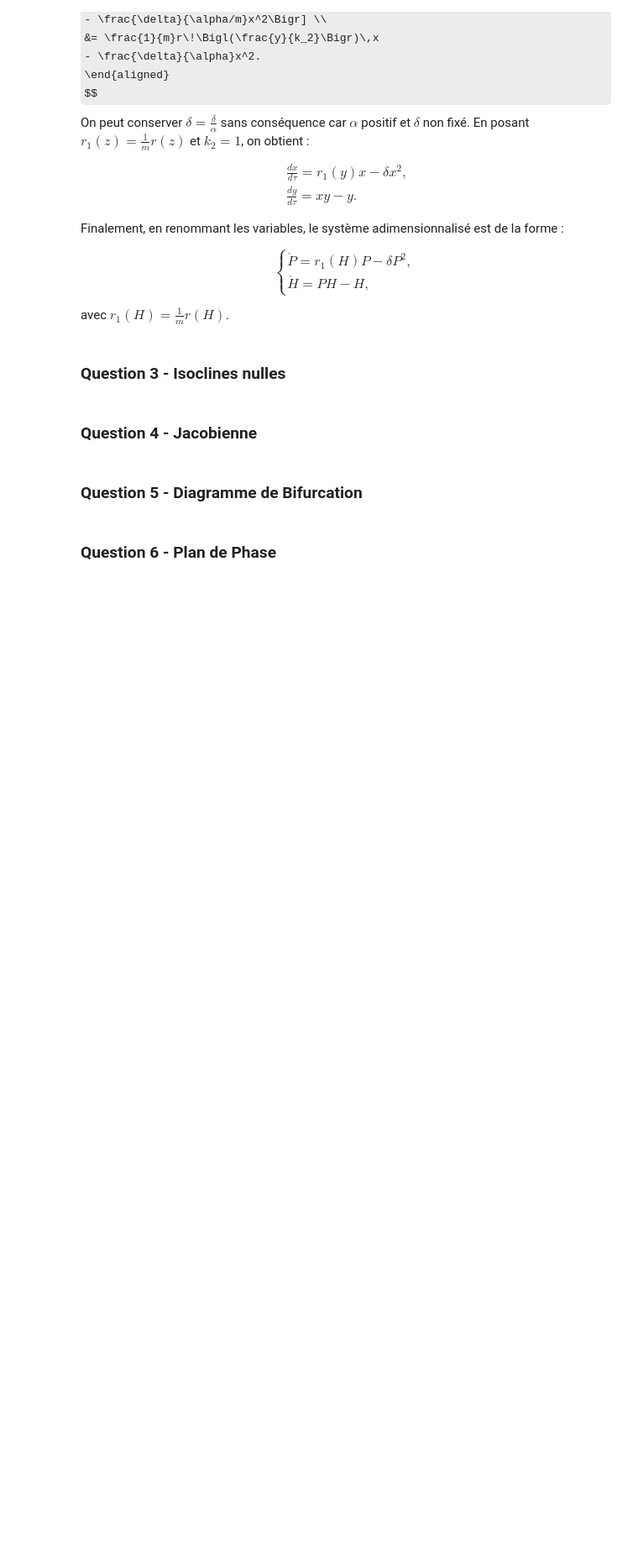
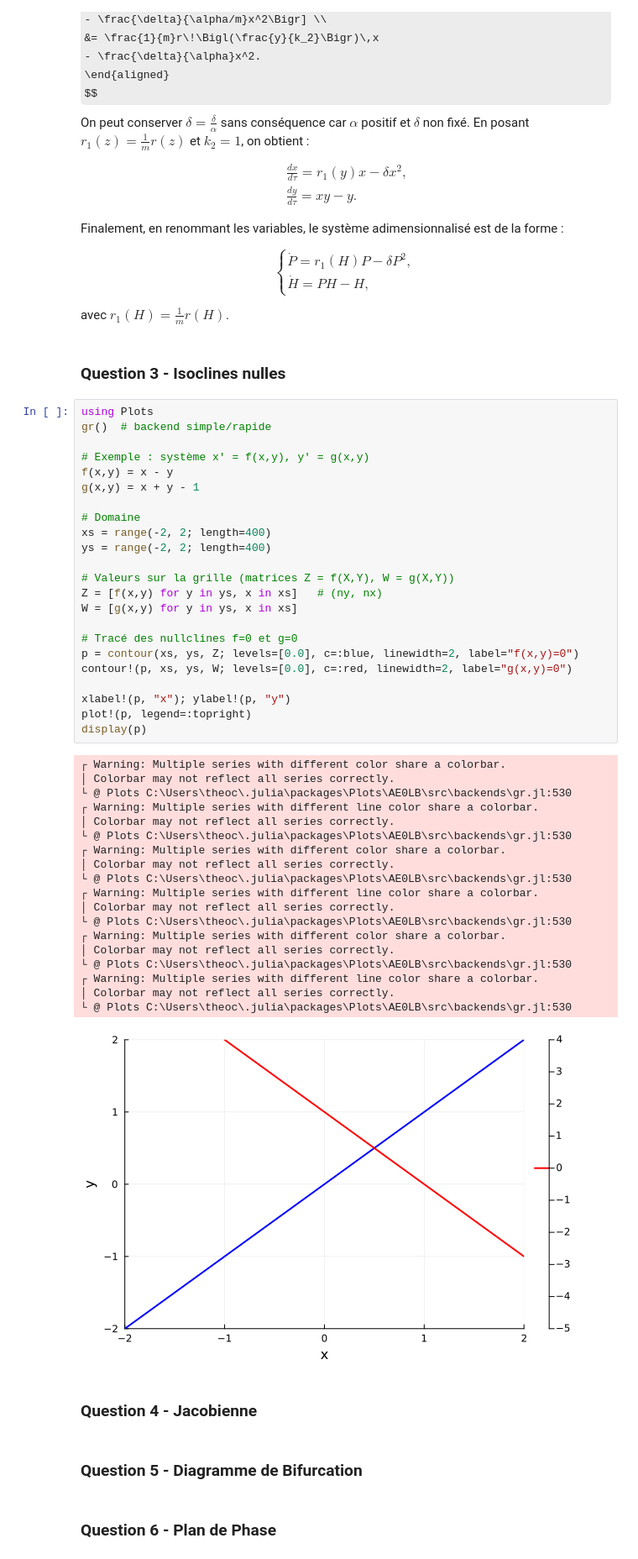
Before and after one commit to theocimino/BIO_PROJET, a Jupyter notebook: code/projet.ipynb, the cells around one changed output. Shown at 84% size. Drawn from its saved outputs; the diff is of its cells as text; some formulas as TeX source; blank space fills up the shorter version.

```diff
--- a/code/projet.ipynb
+++ b/code/projet.ipynb
@@ -161,6 +161,49 @@ $$
 avec $r_1(H) = \frac{1}{m}r(H)$.
 # %% [markdown]
 ### **Question 3 - Isoclines nulles**
+# %%
+using Plots
+gr()  # backend simple/rapide
+
+# Exemple : système x' = f(x,y), y' = g(x,y)
+f(x,y) = x - y
+g(x,y) = x + y - 1
+
+# Domaine
+xs = range(-2, 2; length=400)
+ys = range(-2, 2; length=400)
+
+# Valeurs sur la grille (matrices Z = f(X,Y), W = g(X,Y))
+Z = [f(x,y) for y in ys, x in xs]   # (ny, nx)
+W = [g(x,y) for y in ys, x in xs]
+
+# Tracé des nullclines f=0 et g=0
+p = contour(xs, ys, Z; levels=[0.0], c=:blue, linewidth=2, label="f(x,y)=0")
+contour!(p, xs, ys, W; levels=[0.0], c=:red, linewidth=2, label="g(x,y)=0")
+
+xlabel!(p, "x"); ylabel!(p, "y")
+plot!(p, legend=:topright)
+display(p)
+# %% [output]
+┌ Warning: Multiple series with different color share a colorbar.
+│ Colorbar may not reflect all series correctly.
+└ @ Plots C:\Users\theoc\.julia\packages\Plots\AE0LB\src\backends\gr.jl:530
+┌ Warning: Multiple series with different line color share a colorbar.
+│ Colorbar may not reflect all series correctly.
+└ @ Plots C:\Users\theoc\.julia\packages\Plots\AE0LB\src\backends\gr.jl:530
+┌ Warning: Multiple series with different color share a colorbar.
+│ Colorbar may not reflect all series correctly.
+└ @ Plots C:\Users\theoc\.julia\packages\Plots\AE0LB\src\backends\gr.jl:530
+┌ Warning: Multiple series with different line color share a colorbar.
+│ Colorbar may not reflect all series correctly.
+└ @ Plots C:\Users\theoc\.julia\packages\Plots\AE0LB\src\backends\gr.jl:530
+┌ Warning: Multiple series with different color share a colorbar.
+│ Colorbar may not reflect all series correctly.
+└ @ Plots C:\Users\theoc\.julia\packages\Plots\AE0LB\src\backends\gr.jl:530
+┌ Warning: Multiple series with different line color share a colorbar.
+│ Colorbar may not reflect all series correctly.
+└ @ Plots C:\Users\theoc\.julia\packages\Plots\AE0LB\src\backends\gr.jl:530
+[figure, added]
 # %% [markdown]
 ### **Question 4 - Jacobienne**
 # %% [markdown]
```
